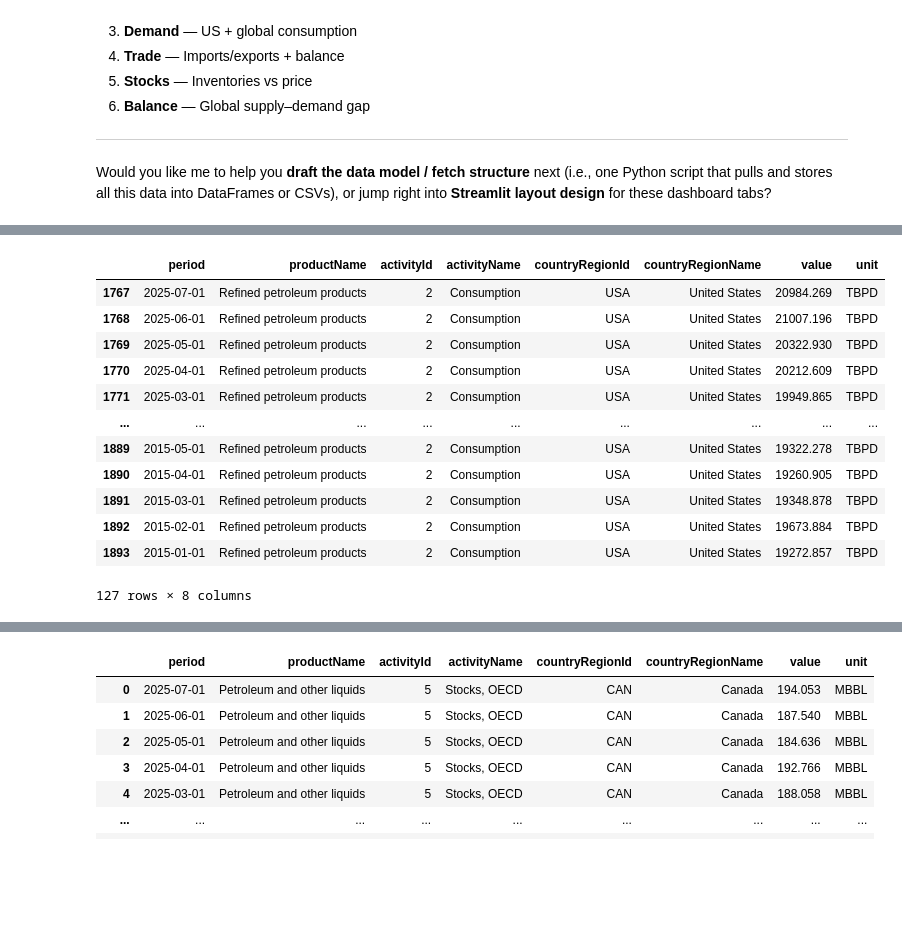
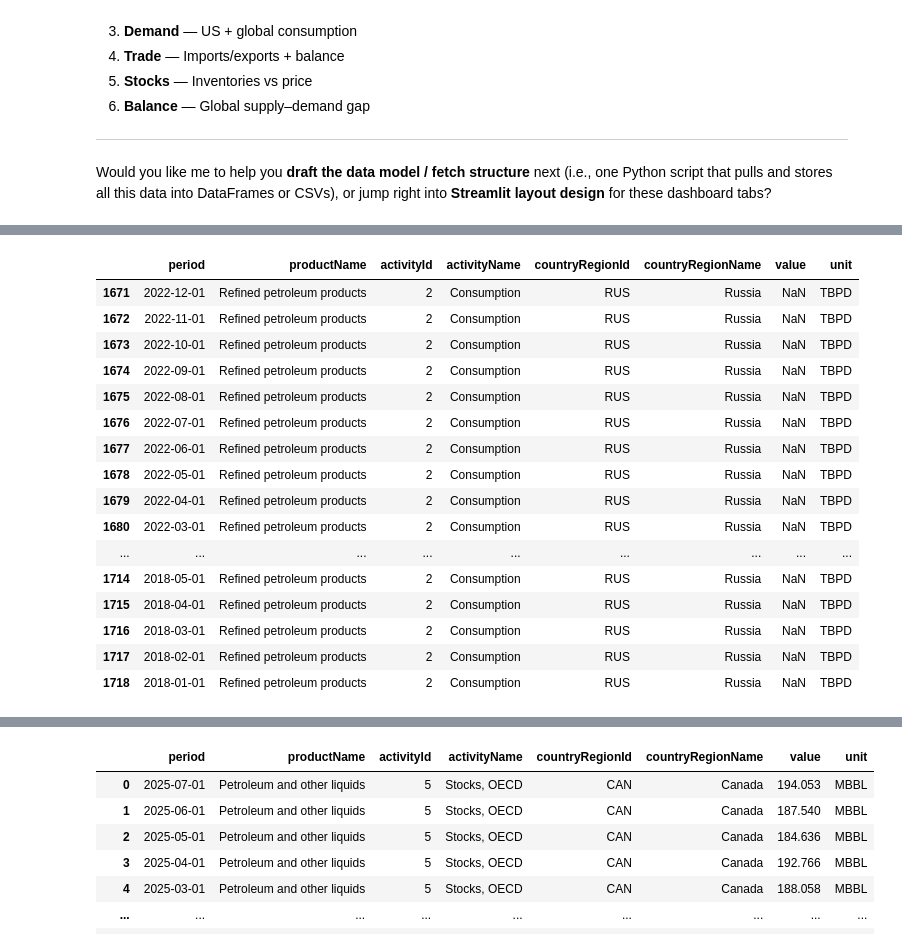
Before and after one commit to dgalassi99/oil_dashboard, a Jupyter notebook: test.ipynb, the cells around one changed output, grey strips where cells are left out. Cells and saved outputs as stored; diff of their text form; code cells hidden in the pictures; blank space fills up the shorter version.

```diff
--- a/test.ipynb
+++ b/test.ipynb
@@ -405 +488,20 @@ imports = pd.read_csv("data/imports.csv")
 stocks = pd.read_csv("data/stocks.csv")
+# %%
+import pandas as pd
+from matplotlib import pyplot as plt
+
+# Assume consumption CSV is loaded
+consumption = pd.read_csv("data/consumption.csv", parse_dates=["period"])
+
+# Loop over each country / aggregate
+for country_id in consumption["countryRegionId"].unique():
+    df_country = consumption[consumption["countryRegionId"] == country_id]
+
+    plt.figure(figsize=(10, 4))
+    plt.plot(df_country["period"], df_country["value"], marker='o', linestyle='-')
+    plt.title(f"Consumption - {country_id}")
+    plt.xlabel("Period")
+    plt.ylabel("Value")
+    plt.grid(True)
+    plt.tight_layout()
+    plt.show()  # shows chart for each country
@@ -406,17 +522,21 @@ stocks = pd.read_csv("data/stocks.csv")
 # %%
-consumption[consumption.countryRegionId == "USA"]
+consumption[consumption.countryRegionId == "RUS"]
 # %% [output]
 |  | period | productName | activityId | activityName | countryRegionId | countryRegionName | value | unit |
-| 1767 | 2025-07-01 | Refined petroleum products | 2 | Consumption | USA | United States | 20984.269 | TBPD |
-| 1768 | 2025-06-01 | Refined petroleum products | 2 | Consumption | USA | United States | 21007.196 | TBPD |
-| 1769 | 2025-05-01 | Refined petroleum products | 2 | Consumption | USA | United States | 20322.930 | TBPD |
-| 1770 | 2025-04-01 | Refined petroleum products | 2 | Consumption | USA | United States | 20212.609 | TBPD |
-| 1771 | 2025-03-01 | Refined petroleum products | 2 | Consumption | USA | United States | 19949.865 | TBPD |
+| 1671 | 2022-12-01 | Refined petroleum products | 2 | Consumption | RUS | Russia | NaN | TBPD |
+| 1672 | 2022-11-01 | Refined petroleum products | 2 | Consumption | RUS | Russia | NaN | TBPD |
+| 1673 | 2022-10-01 | Refined petroleum products | 2 | Consumption | RUS | Russia | NaN | TBPD |
+| 1674 | 2022-09-01 | Refined petroleum products | 2 | Consumption | RUS | Russia | NaN | TBPD |
+| 1675 | 2022-08-01 | Refined petroleum products | 2 | Consumption | RUS | Russia | NaN | TBPD |
+| 1676 | 2022-07-01 | Refined petroleum products | 2 | Consumption | RUS | Russia | NaN | TBPD |
+| 1677 | 2022-06-01 | Refined petroleum products | 2 | Consumption | RUS | Russia | NaN | TBPD |
+| 1678 | 2022-05-01 | Refined petroleum products | 2 | Consumption | RUS | Russia | NaN | TBPD |
+| 1679 | 2022-04-01 | Refined petroleum products | 2 | Consumption | RUS | Russia | NaN | TBPD |
+| 1680 | 2022-03-01 | Refined petroleum products | 2 | Consumption | RUS | Russia | NaN | TBPD |
 | ... | ... | ... | ... | ... | ... | ... | ... | ... |
-| 1889 | 2015-05-01 | Refined petroleum products | 2 | Consumption | USA | United States | 19322.278 | TBPD |
-| 1890 | 2015-04-01 | Refined petroleum products | 2 | Consumption | USA | United States | 19260.905 | TBPD |
-| 1891 | 2015-03-01 | Refined petroleum products | 2 | Consumption | USA | United States | 19348.878 | TBPD |
-| 1892 | 2015-02-01 | Refined petroleum products | 2 | Consumption | USA | United States | 19673.884 | TBPD |
-| 1893 | 2015-01-01 | Refined petroleum products | 2 | Consumption | USA | United States | 19272.857 | TBPD |
+| 1714 | 2018-05-01 | Refined petroleum products | 2 | Consumption | RUS | Russia | NaN | TBPD |
+| 1715 | 2018-04-01 | Refined petroleum products | 2 | Consumption | RUS | Russia | NaN | TBPD |
+| 1716 | 2018-03-01 | Refined petroleum products | 2 | Consumption | RUS | Russia | NaN | TBPD |
+| 1717 | 2018-02-01 | Refined petroleum products | 2 | Consumption | RUS | Russia | NaN | TBPD |
+| 1718 | 2018-01-01 | Refined petroleum products | 2 | Consumption | RUS | Russia | NaN | TBPD |
-127 rows × 8 columns
 # %%
```
Also changed, not shown: parts of 6 cells of this notebook, 4 other files.
